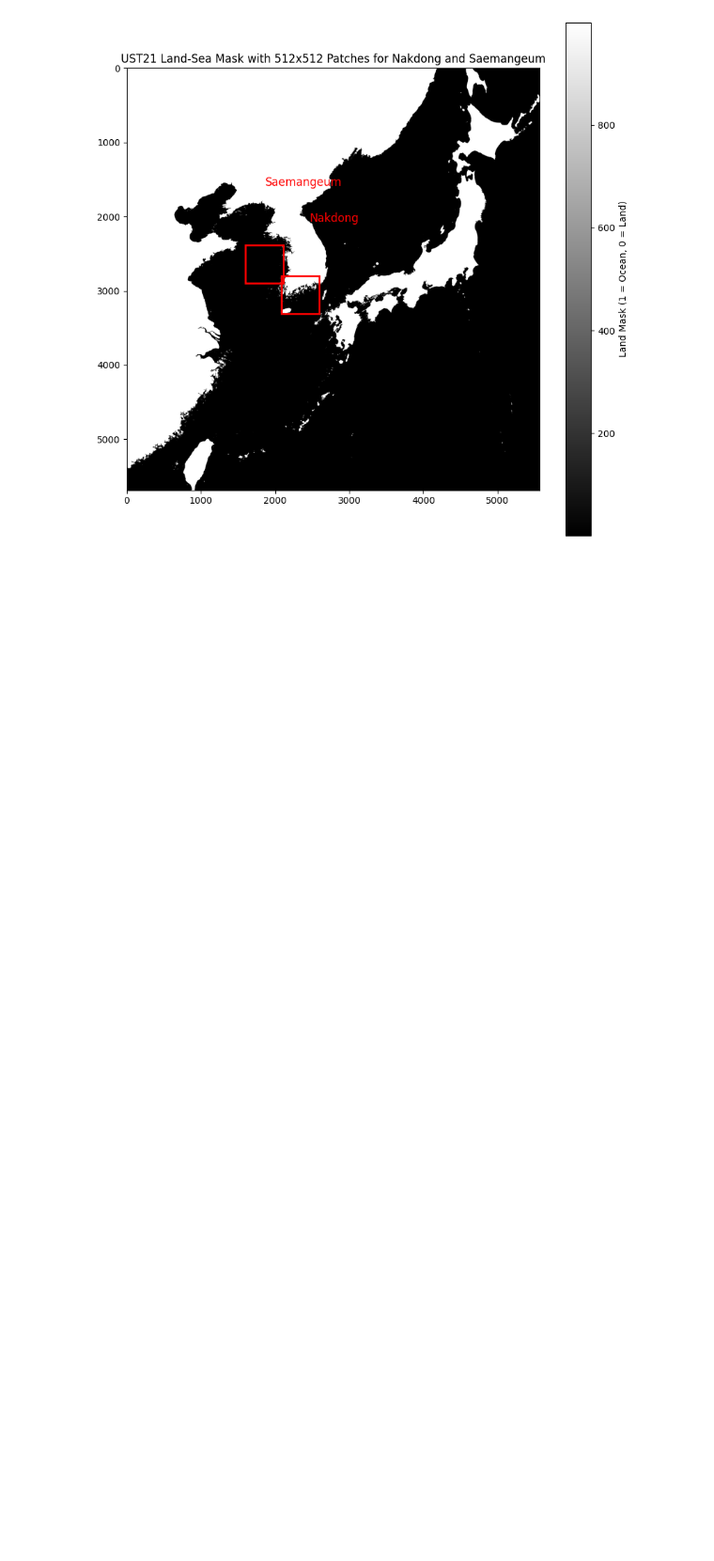
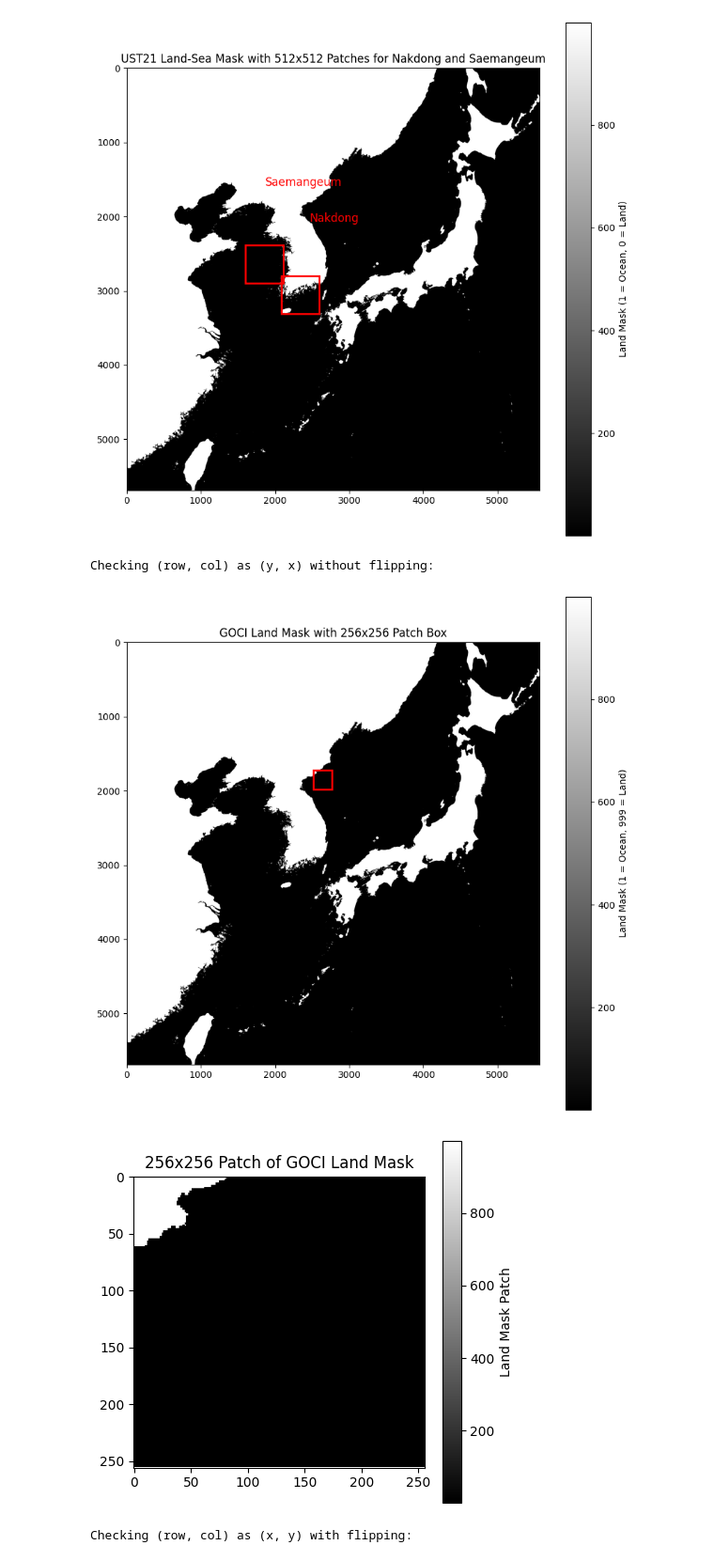
Before and after one commit to yousirong/marine_satellite_image_restoration, a Jupyter notebook: Notebook/2. visualize chl-a.ipynb, the cells around one changed output. Shown at 94% size. Cells and saved outputs as stored; diff of their text form; code cells hidden in the pictures; blank space fills up the shorter version.

```diff
--- a/Notebook/2. visualize chl-a.ipynb
+++ b/Notebook/2. visualize chl-a.ipynb
@@ -367,7 +367,7 @@ land_mask_path = '/home/juneyonglee/Desktop/AY_ust/preprocessing/is_land_on_GOCI
 goci_land_sea_mask = np.load(land_mask_path)  # GOCI 마스크 로드
 
 # 파일명에서 row, col 좌표 추출
-filename = '/home/juneyonglee/MyData/backup_20240914/AY_UST/ust21_GOCI_differencemap/difference_map_saemangeum_20200904_r1724_c2511.png'
+filename = '/home/juneyonglee/MyData/backup_20240914/AY_UST/ust21_GOCI_differencemap/difference_map_saemangeum_20170608_r1723_c2511.png'
 coordinates = re.search(r'r(\d+)_c(\d+)', filename)
 if coordinates:
     row, col = int(coordinates.group(1)), int(coordinates.group(2))
@@ -453,3 +453,64 @@ def display_ust21_land_mask_with_patches(land_sea_mask, nakdong_center, saemange
 display_ust21_land_mask_with_patches(ust21_land_sea_mask, nakdong_center, saemangeum_center, patch_size)
 # %% [output]
 [figure]
+# %%
+import numpy as np
+import matplotlib.pyplot as plt
+from matplotlib.patches import Rectangle
+import re
+
+# Load the land/sea mask array
+land_mask_path = '/home/juneyonglee/Desktop/AY_ust/preprocessing/is_land_on_GOCI_modified_1_999.npy'
+goci_land_sea_mask = np.load(land_mask_path)
+
+# Extract row, col coordinates from filename
+filename = '/home/juneyonglee/MyData/backup_20240914/AY_UST/ust21_GOCI_differencemap/difference_map_saemangeum_20170608_r1723_c2511.png'
+coordinates = re.search(r'r(\d+)_c(\d+)', filename)
+if coordinates:
+    row, col = int(coordinates.group(1)), int(coordinates.group(2))
+else:
+    print("Filename does not contain row and col information in expected format.")
+    row, col = None, None
+
+# Define the patch size
+patch_size = 256
+
+# First approach: interpret (row, col) as (y, x) coordinates
+def display_land_mask_with_box(mask, row, col, patch_size, flip_coords=False):
+    # Flip row and col if specified
+    if flip_coords:
+        row, col = col, row
+
+    # Calculate patch boundaries
+    patch_x_min, patch_x_max = col, col + patch_size
+    patch_y_min, patch_y_max = row, row + patch_size
+
+    # Display the full land-sea mask with a red box around the patch
+    plt.figure(figsize=(10, 10))
+    plt.imshow(mask, cmap='gray', alpha=1)
+    plt.colorbar(label='Land Mask (1 = Ocean, 999 = Land)')
+    rect = Rectangle((patch_x_min, patch_y_min), patch_x_max - patch_x_min, patch_y_max - patch_y_min,
+                     linewidth=2, edgecolor='r', facecolor='none')
+    plt.gca().add_patch(rect)
+    plt.title('GOCI Land Mask with 256x256 Patch Box')
+    plt.show()
+
+    # Extract and display the 256x256 patch
+    patch = mask[patch_y_min:patch_y_max, patch_x_min:patch_x_max]
+    plt.figure(figsize=(5, 5))
+    plt.imshow(patch, cmap='gray')
+    plt.colorbar(label='Land Mask Patch')
+    plt.title('256x256 Patch of GOCI Land Mask')
+    plt.show()
+
+# Check both coordinate interpretations
+print("Checking (row, col) as (y, x) without flipping:")
+display_land_mask_with_box(goci_land_sea_mask, row, col, patch_size, flip_coords=False)
+
+print("Checking (row, col) as (x, y) with flipping:")
+display_land_mask_with_box(goci_land_sea_mask, row, col, patch_size, flip_coords=True)
+# %% [output]
+Checking (row, col) as (y, x) without flipping:
+[figure, added]
+[figure, added]
+Checking (row, col) as (x, y) with flipping:
```
Also changed, not shown: parts of 1 cell of this notebook, 4 other files.
